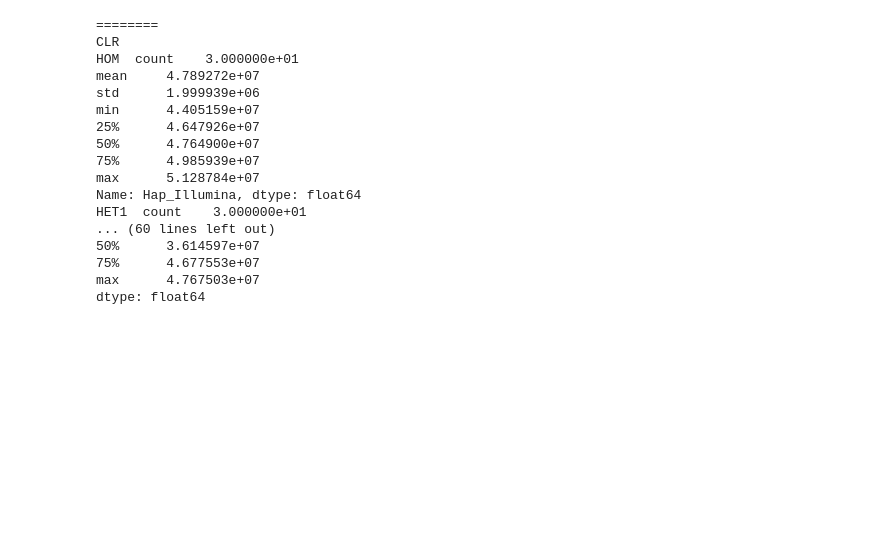
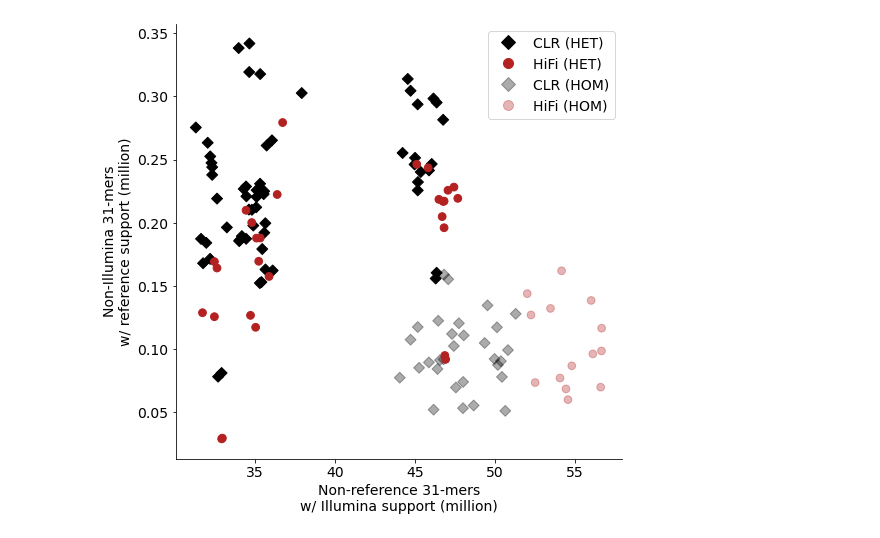
Before and after one commit to ptrebert/project-diploid-assembly, a Jupyter notebook: notebooks/dev/hgsvc_fig1_panels/plot_kmer_stats.ipynb, the cells around one changed output. Cells and saved outputs as stored; diff of their text form; code cells hidden in the pictures; blank space fills up the shorter version.

Commit message:
update supp fig names and res

```diff
--- a/notebooks/dev/hgsvc_fig1_panels/plot_kmer_stats.ipynb
+++ b/notebooks/dev/hgsvc_fig1_panels/plot_kmer_stats.ipynb
@@ -37,13 +37,13 @@ elif color_version == 'red_black':
 else:
     raise
 
-save_plots = False
-print_stats = True
+save_plots = True
+print_stats = False
 
 pipeline_version = 'v12'
 
 stats_path = '/home/local/work/data/hgsvc/fig1_panels/kmer_stats'
-out_path = os.path.join(stats_path, pipeline_version, 'fig1_panel_kmer-stats')
+out_path = os.path.join(stats_path, pipeline_version, 'figS11_PE_kmer-counts')
 cache_file = os.path.join(stats_path, 'cache_{}.h5'.format(pipeline_version))
 
 keep_combinations = {
@@ -240,50 +240,53 @@ def plot_kmer_stats(sample_stats):
 
     return fig, extra_artists
 
 
 if save_plots:
     fig, exart = plot_kmer_stats(df)
     if color_version == 'super_pop':
         out_path += '_spop'
     if color_version == 'red_black':
         out_path += '_rb'
-    fig.savefig(out_path + '.png', dpi=600, bbox_inches='tight', extra_artists=exart)
-    fig.savefig(out_path + '_lowres.png', dpi=150, bbox_inches='tight', extra_artists=exart)
-    fig.savefig(out_path + '.svg', bbox_inches='tight', extra_artists=exart)
+
+    low_res_dpi = prop('dpi_low_res')
+    norm_res_dpi = prop('dpi_norm_res')
+
+    fig.savefig(
+        out_path + '.{}dpi.png'.format(low_res_dpi),
+        dpi=low_res_dpi,
+        bbox_inches='tight',
+        extra_artists=exart
+    )
+
+    fig.savefig(
+        out_path + '.{}dpi.png'.format(norm_res_dpi),
+        dpi=norm_res_dpi,
+        bbox_inches='tight',
+        extra_artists=exart
+    )
+    fig.savefig(
+        out_path + '.svg',
+        bbox_inches='tight',
+        extra_artists=exart
+    )
 
 if print_stats:
     xy_pairs = [
         ('Hap_Illumina', 'Hap_GRCh38', 0.33),
         ('Hap1_Illumina', 'Hap1_GRCh38', 1),
         ('Hap2_Illumina', 'Hap2_GRCh38', 1)
     ]
     for platform in plot_aux.get_sequencing_platforms():
         print('========')
         print(platform)
         subset = df.xs(platform, level='platform', drop_level=False)
         hom_kmers_nonref = subset['Hap_Illumina']
         het1_kmers_nonref = subset['Hap1_Illumina']
         het2_kmers_nonref = subset['Hap2_Illumina']
         het_kmers_nonref = pd.concat([het1_kmers_nonref, het2_kmers_nonref], axis=0, ignore_index=True)
         print('HOM ', hom_kmers_nonref.describe())
         print('HET1 ', het1_kmers_nonref.describe())
         print('HET2 ', het2_kmers_nonref.describe())
         print('HET-both ', het_kmers_nonref.describe())
 # %% [output]
-========
-CLR
-HOM  count    3.000000e+01
-mean     4.789272e+07
-std      1.999939e+06
-min      4.405159e+07
-25%      4.647926e+07
-50%      4.764900e+07
-75%      4.985939e+07
-max      5.128784e+07
-Name: Hap_Illumina, dtype: float64
-HET1  count    3.000000e+01
-... (60 lines left out)
-50%      3.614597e+07
-75%      4.677553e+07
-max      4.767503e+07
-dtype: float64
+[figure, added]
```
Also changed, not shown: 11 other files.
